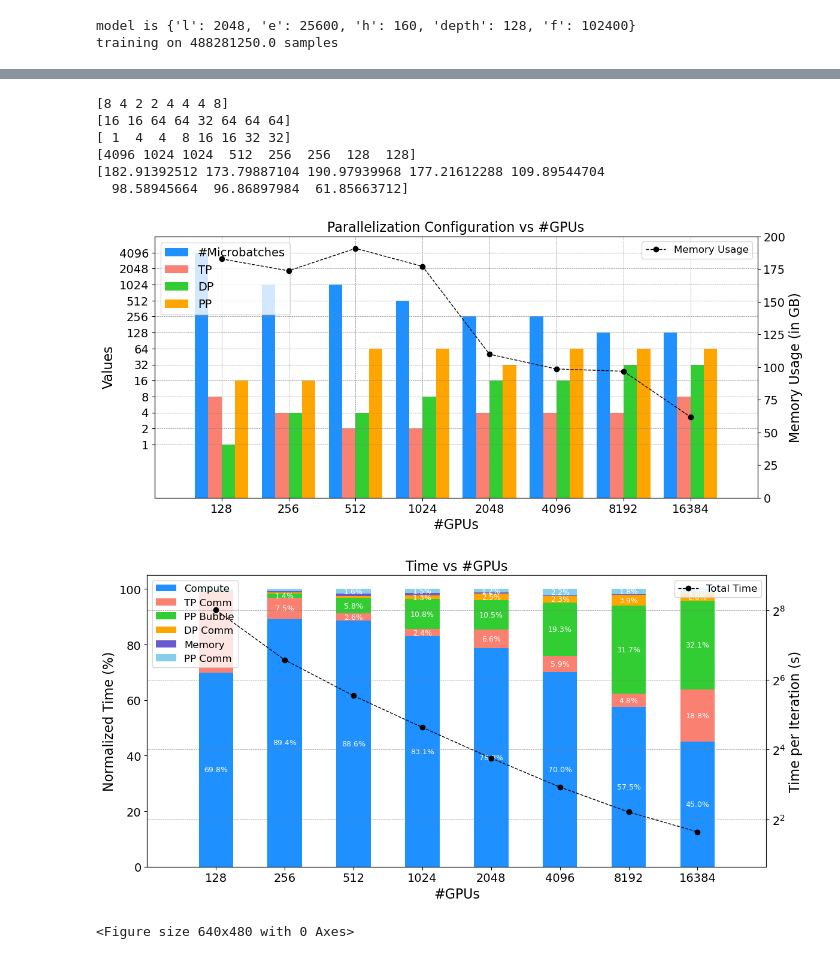
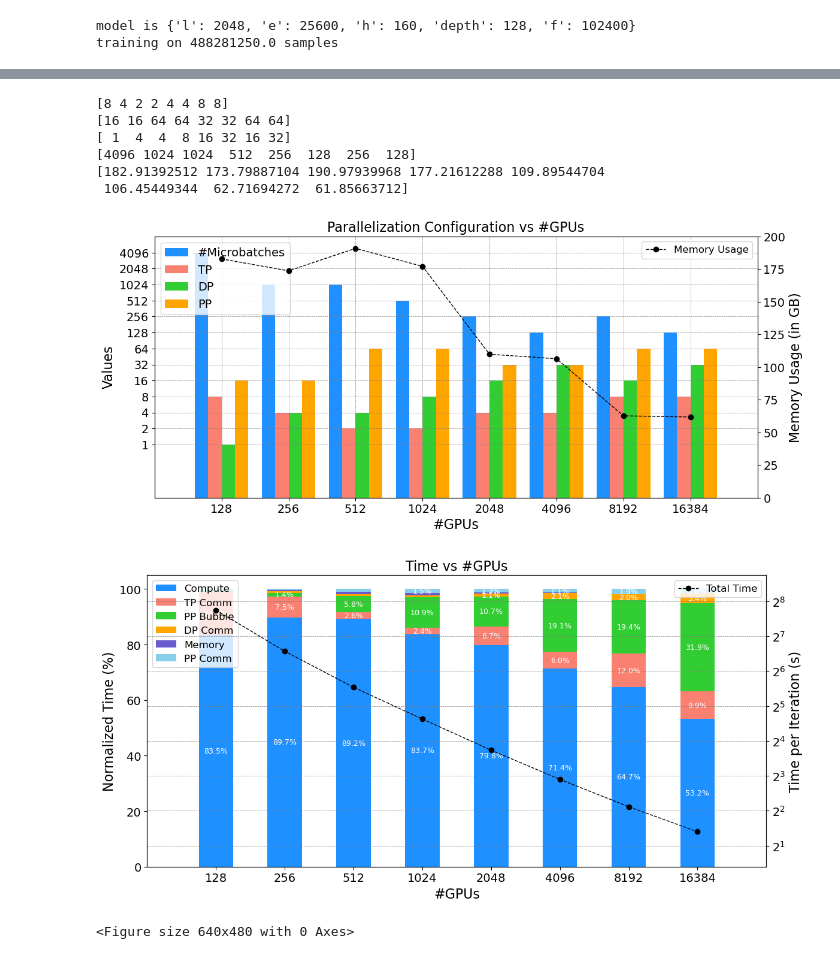
Before and after one commit to ShashankSubramanian/transformer-perf-estimates, a Jupyter notebook: plots.ipynb, the cells around one changed output, grey strips where cells are left out. Cells and saved outputs as stored; diff of their text form; code cells hidden in the pictures.

```diff
--- a/plots.ipynb
+++ b/plots.ipynb
@@ -203,7 +203,7 @@ B200-NVL64 64
 import matplotlib.pyplot as plt
 import numpy as np
 
-sys_str = 'B200-NVL4'
+sys_str = 'B200-NVL8'
 x = np.load('outputs/exec_1d_{}_{}.npy'.format(model_str, sys_str), allow_pickle=True)
 for nvs, t_max, t_min, n_gpus, configs in x:
     break
@@ -297,38 +297,38 @@ ax1.set_title('Time vs #GPUs', fontsize=16)
 ax1.set_xticks(log_n_values)
 ax1.set_xticklabels(n_values, fontsize=14)
 ax1.set_xlim([np.log2(n_values[0]) - 1, np.log2(n_values[-1]) + 1])
 ax1.legend(fontsize=12, loc='upper left')
 ax1.tick_params(axis='y', labelsize=14)
 
 # Adjust y-axis to make smaller bars more visible
 ax1.set_ylim(0, 105)  # Set to slightly over 100% to give some headroom
 
 # Add the total time line plot on the right y-axis
 ax2 = ax1.twinx()
 ax2.plot(log_n_values, time_total, color='black', linewidth=1, linestyle='--', marker='o', label='Total Time')
 ax2.set_ylabel('Time per Iteration (s)', fontsize=16, color='black')
 ax2.tick_params(axis='y', labelcolor='black', labelsize=14)
 ax2.set_yscale('log', base=2)
 
 # Set y-axis limits for total time
 ax2.set_ylim(min(time_total) / 2, max(time_total) * 2)
 
 # Add legend for the line plot
 lines, labels = ax2.get_legend_handles_labels()
 ax1.legend(fontsize=12, loc='upper left')
 ax2.legend(lines, labels, fontsize=12, loc='upper right')
 
 plt.tight_layout()
 plt.grid(True, which='both', linestyle='--', linewidth=0.5, color='gray')
 plt.show()
 plt.savefig('outputs/parconfig_perf_1d_{}_{}.png'.format(model_str, sys_str), dpi=400)
 # %% [output]
-[8 4 2 2 4 4 4 8]
-[16 16 64 64 32 64 64 64]
-[ 1  4  4  8 16 16 32 32]
-[4096 1024 1024  512  256  256  128  128]
+[8 4 2 2 4 4 8 8]
+[16 16 64 64 32 32 64 64]
+[ 1  4  4  8 16 32 16 32]
+[4096 1024 1024  512  256  128  256  128]
 [182.91392512 173.79887104 190.97939968 177.21612288 109.89544704
-  98.58945664  96.86897984  61.85663712]
+ 106.45449344  62.71694272  61.85663712]
-[figure, old version]
+[figure, new version]
-[figure, old version]
+[figure, new version]
 <Figure size 640x480 with 0 Axes>
```
Also changed, not shown: parts of 2 cells of this notebook, 2 other files.
